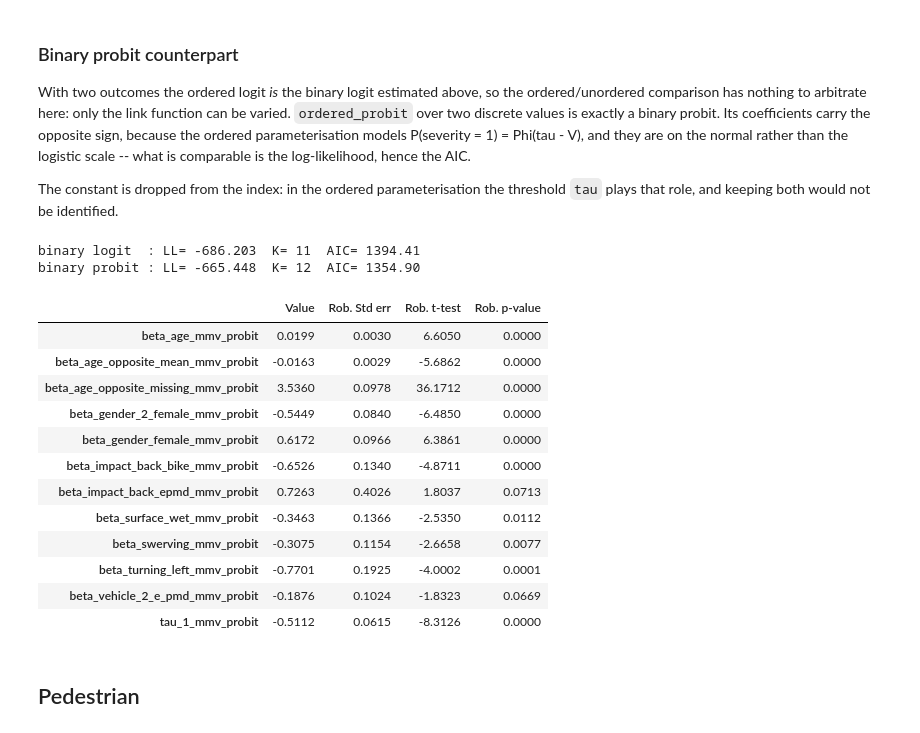
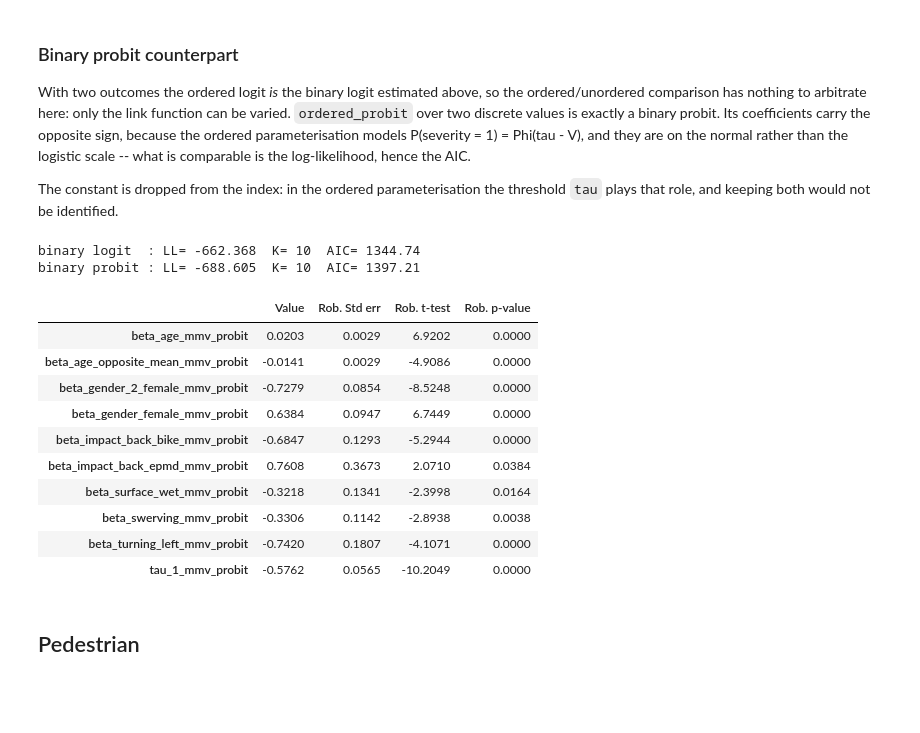
Before and after one commit to martin1207/modeling-mmv-severity, a Jupyter notebook: modeling_development.ipynb, the cells around one changed output. Drawn from its saved outputs; the diff is of its cells as text; code cells hidden in the pictures; blank space fills up the shorter version.

```diff
--- a/modeling_development.ipynb
+++ b/modeling_development.ipynb
@@ -720,54 +488,53 @@ threshold `tau` plays that role, and keeping both would not be identified.
 index_mmv = (
       Beta('beta_gender_female_mmv_probit', 0, None, None, 0) * gender_female
     + Beta('beta_gender_2_female_mmv_probit', 0, None, None, 0)
-      * (gender_2_female + gender_3_male)
+      * (gender_2_female + gender_3_female)
     + Beta('beta_impact_back_bike_mmv_probit', 0, None, None, 0)
       * point_of_impact_back * (vehicle_bike + vehicle_e_bike)
     + Beta('beta_impact_back_epmd_mmv_probit', 0, None, None, 0)
       * point_of_impact_back * vehicle_e_pmd
     + Beta('beta_surface_wet_mmv_probit', 0, None, None, 0) * surface_condition_wet
     + Beta('beta_age_mmv_probit', 0, None, None, 0) * age
     + Beta('beta_swerving_mmv_probit', 0, None, None, 0) * maneuver_swerving
     + Beta('beta_turning_left_mmv_probit', 0, None, None, 0) * maneuver_turning_left
     + Beta('beta_age_opposite_mean_mmv_probit', 0, None, None, 0) * age_opposite_mean
-    + Beta('beta_age_opposite_missing_mmv_probit', 0, None, None, 0) * age_opposite_missing
-    + Beta('beta_vehicle_2_e_pmd_mmv_probit', 0, None, None, 0)
-      * (vehicle_2_e_pmd + vehicle_3_e_pmd)
+  #  + Beta('beta_vehicle_2_e_pmd_mmv_probit', 0, None, None, 0)
+  #    * (vehicle_2_e_pmd + vehicle_3_e_pmd)
+   #       + beta_age_opposite_missing_I           * age_opposite_missing
+
 )
 
 model_name = 'binary_probit_mmv'
 the_proba = ordered_probit(
     continuous_value=index_mmv,
     list_of_discrete_values=[1, 2],
     tau_parameter=Beta('tau_1_mmv_probit', 1, None, None, 0),
 )
 logprob = log(Elem(the_proba, harmed))
 model_mmv_probit = bio.BIOGEME(database_mmv, logprob)
 model_mmv_probit.modelName = model_name
 results_mmv_probit = estimate_in('mmv', model_mmv_probit)
 
 print(f'binary logit  : LL={results_logit_mmv.data.logLike:9.3f}  '
       f'K={results_logit_mmv.data.nparam:3d}  '
       f'AIC={results_logit_mmv.data.akaike:8.2f}')
 print(f'binary probit : LL={results_mmv_probit.data.logLike:9.3f}  '
       f'K={results_mmv_probit.data.nparam:3d}  AIC={results_mmv_probit.data.akaike:8.2f}')
 results_mmv_probit.get_estimated_parameters().round(4)
 # %% [output]
-binary logit  : LL= -686.203  K= 11  AIC= 1394.41
-binary probit : LL= -665.448  K= 12  AIC= 1354.90
+binary logit  : LL= -662.368  K= 10  AIC= 1344.74
+binary probit : LL= -688.605  K= 10  AIC= 1397.21
 |  | Value | Rob. Std err | Rob. t-test | Rob. p-value |
-| beta_age_mmv_probit | 0.0199 | 0.0030 | 6.6050 | 0.0000 |
-| beta_age_opposite_mean_mmv_probit | -0.0163 | 0.0029 | -5.6862 | 0.0000 |
-| beta_age_opposite_missing_mmv_probit | 3.5360 | 0.0978 | 36.1712 | 0.0000 |
-| beta_gender_2_female_mmv_probit | -0.5449 | 0.0840 | -6.4850 | 0.0000 |
-| beta_gender_female_mmv_probit | 0.6172 | 0.0966 | 6.3861 | 0.0000 |
-| beta_impact_back_bike_mmv_probit | -0.6526 | 0.1340 | -4.8711 | 0.0000 |
-| beta_impact_back_epmd_mmv_probit | 0.7263 | 0.4026 | 1.8037 | 0.0713 |
-| beta_surface_wet_mmv_probit | -0.3463 | 0.1366 | -2.5350 | 0.0112 |
-| beta_swerving_mmv_probit | -0.3075 | 0.1154 | -2.6658 | 0.0077 |
-| beta_turning_left_mmv_probit | -0.7701 | 0.1925 | -4.0002 | 0.0001 |
-| beta_vehicle_2_e_pmd_mmv_probit | -0.1876 | 0.1024 | -1.8323 | 0.0669 |
-| tau_1_mmv_probit | -0.5112 | 0.0615 | -8.3126 | 0.0000 |
+| beta_age_mmv_probit | 0.0203 | 0.0029 | 6.9202 | 0.0000 |
+| beta_age_opposite_mean_mmv_probit | -0.0141 | 0.0029 | -4.9086 | 0.0000 |
+| beta_gender_2_female_mmv_probit | -0.7279 | 0.0854 | -8.5248 | 0.0000 |
+| beta_gender_female_mmv_probit | 0.6384 | 0.0947 | 6.7449 | 0.0000 |
+| beta_impact_back_bike_mmv_probit | -0.6847 | 0.1293 | -5.2944 | 0.0000 |
+| beta_impact_back_epmd_mmv_probit | 0.7608 | 0.3673 | 2.0710 | 0.0384 |
+| beta_surface_wet_mmv_probit | -0.3218 | 0.1341 | -2.3998 | 0.0164 |
+| beta_swerving_mmv_probit | -0.3306 | 0.1142 | -2.8938 | 0.0038 |
+| beta_turning_left_mmv_probit | -0.7420 | 0.1807 | -4.1071 | 0.0000 |
+| tau_1_mmv_probit | -0.5762 | 0.0565 | -10.2049 | 0.0000 |
 # %% [markdown]
 ## Pedestrian
 # %% [markdown]
```
Also changed, not shown: parts of 51 cells of this notebook, 2 other files.
